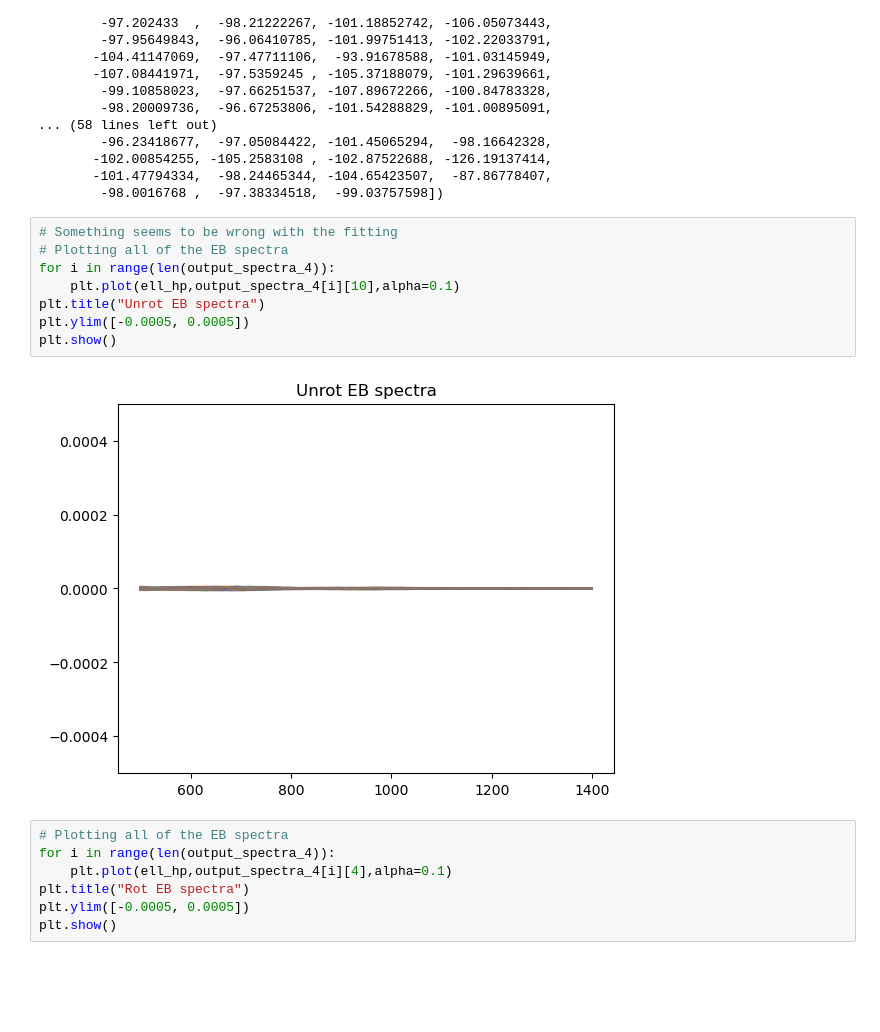
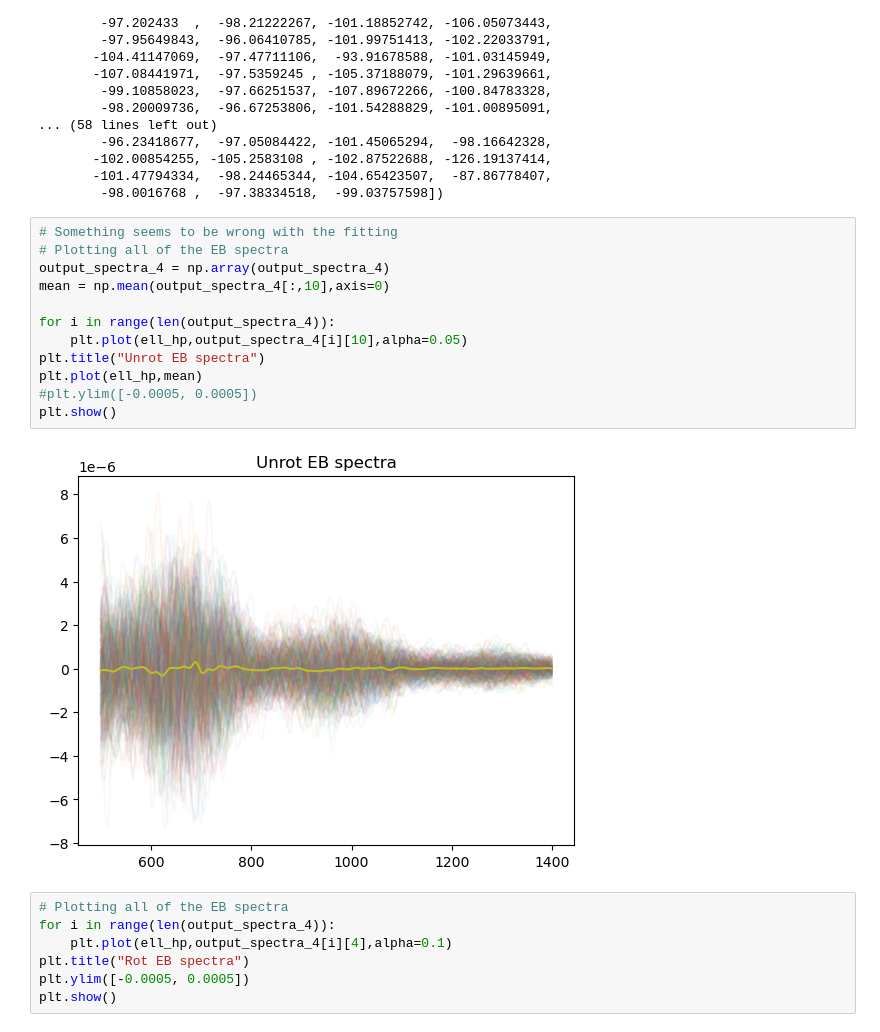
Before and after one commit to zhuber21/act-axion-analysis, a Jupyter notebook: notebooks/healpy_only_mask_test_3_20240305.ipynb, the cells around one changed output. Drawn from its saved outputs; the diff is of its cells as text; blank space fills up the shorter version.

Commit message:
Adding more plots to third mask test notebook

```diff
--- a/notebooks/healpy_only_mask_test_3_20240305.ipynb
+++ b/notebooks/healpy_only_mask_test_3_20240305.ipynb
@@ -1065,13 +1065,17 @@ array([-108.3091902 , -102.06601191, -102.68351242, -102.71339768,
 # %%
 # Something seems to be wrong with the fitting
 # Plotting all of the EB spectra
+output_spectra_4 = np.array(output_spectra_4)
+mean = np.mean(output_spectra_4[:,10],axis=0)
+
 for i in range(len(output_spectra_4)):
-    plt.plot(ell_hp,output_spectra_4[i][10],alpha=0.1)
+    plt.plot(ell_hp,output_spectra_4[i][10],alpha=0.05)
 plt.title("Unrot EB spectra")
-plt.ylim([-0.0005, 0.0005])
+plt.plot(ell_hp,mean)
+#plt.ylim([-0.0005, 0.0005])
 plt.show()
 # %% [output]
-[figure, old version]
+[figure, new version]
 # %%
 # Plotting all of the EB spectra
 for i in range(len(output_spectra_4)):
```
Also changed, not shown: parts of 4 cells of this notebook.
